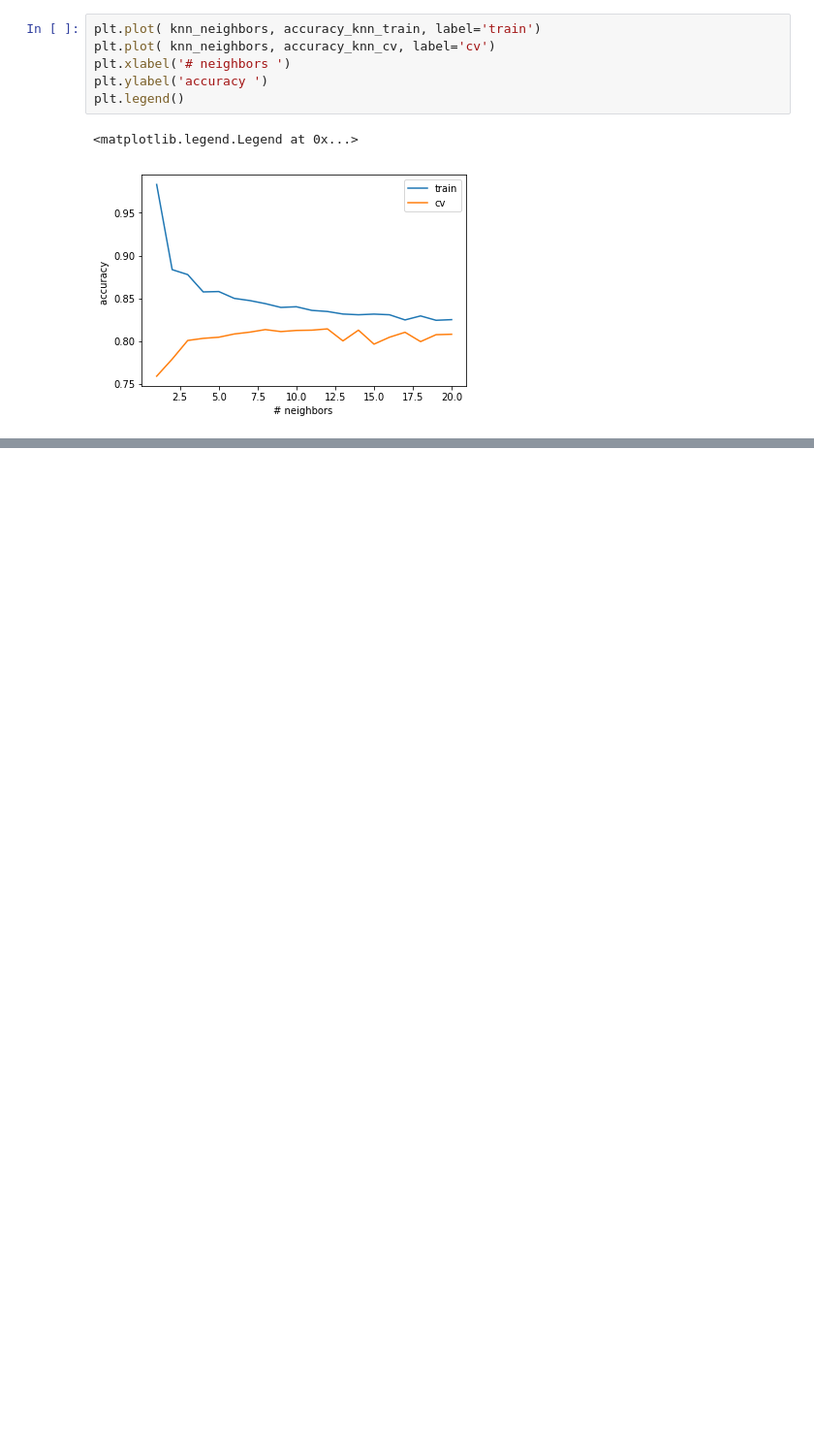
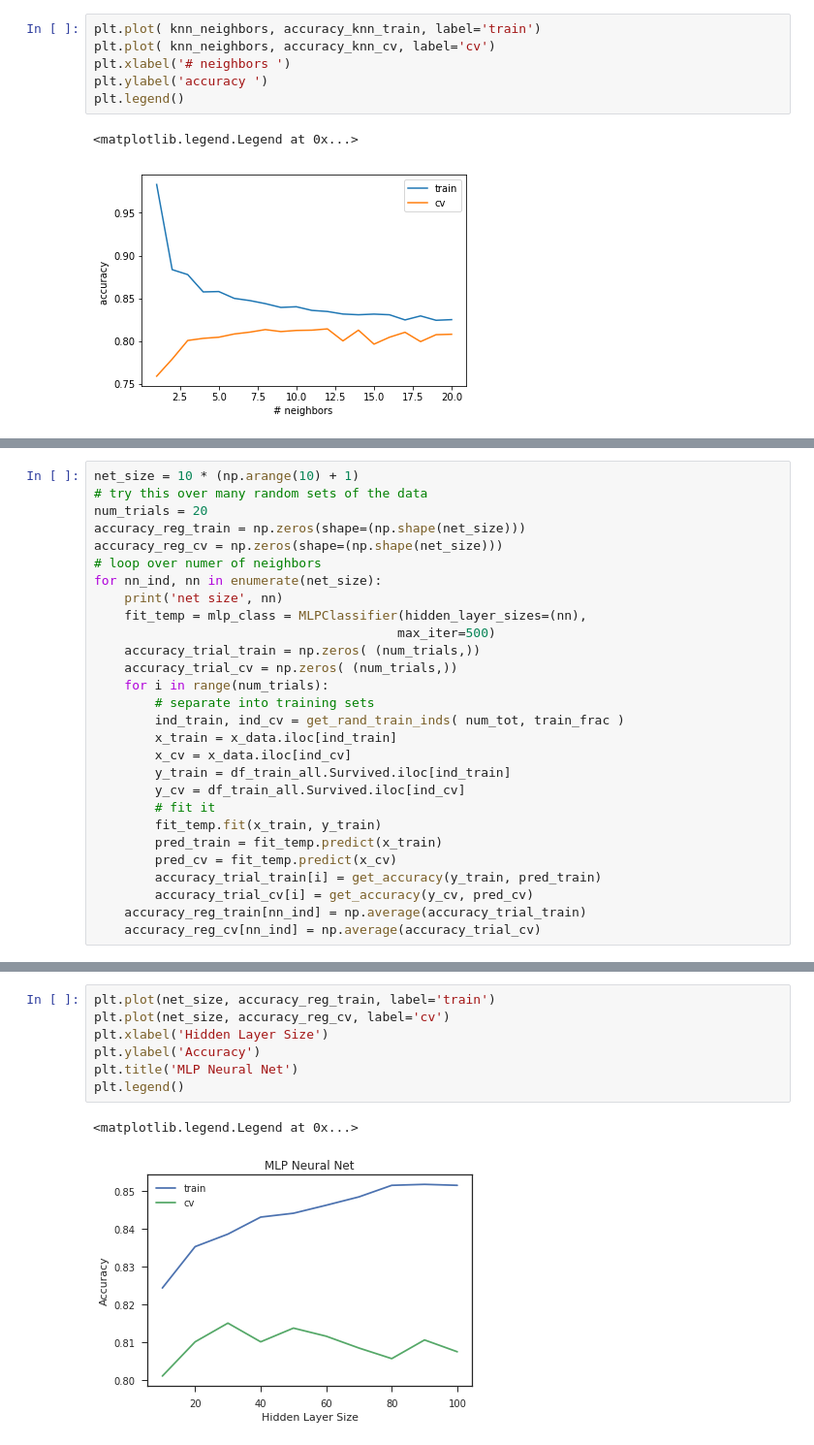
Before and after one commit to mstefferson/kaggle, a Jupyter notebook: titanic_Survival/titanic_survival_mws.ipynb, the cells around one changed output, grey strips where cells are left out. Shown at 97% size. Saved outputs shown, nothing was run; the diff lists cells and outputs as text; blank space fills up the shorter version.

```diff
--- a/titanic_Survival/titanic_survival_mws.ipynb
+++ b/titanic_Survival/titanic_survival_mws.ipynb
@@ -394,0 +356,28 @@ Accuracy: 80.00%
+# %%
+net_size = 10 * (np.arange(10) + 1)
+# try this over many random sets of the data
+num_trials = 20
+accuracy_reg_train = np.zeros(shape=(np.shape(net_size)))
+accuracy_reg_cv = np.zeros(shape=(np.shape(net_size)))
+# loop over numer of neighbors
+for nn_ind, nn in enumerate(net_size):
+    print('net size', nn)
+    fit_temp = mlp_class = MLPClassifier(hidden_layer_sizes=(nn),
+                                        max_iter=500)
+    accuracy_trial_train = np.zeros( (num_trials,))
+    accuracy_trial_cv = np.zeros( (num_trials,))
+    for i in range(num_trials):
+        # separate into training sets
+        ind_train, ind_cv = get_rand_train_inds( num_tot, train_frac )
+        x_train = x_data.iloc[ind_train]
+        x_cv = x_data.iloc[ind_cv]
+        y_train = df_train_all.Survived.iloc[ind_train]
+        y_cv = df_train_all.Survived.iloc[ind_cv]
+        # fit it
+        fit_temp.fit(x_train, y_train)
+        pred_train = fit_temp.predict(x_train)
+        pred_cv = fit_temp.predict(x_cv)
+        accuracy_trial_train[i] = get_accuracy(y_train, pred_train)
+        accuracy_trial_cv[i] = get_accuracy(y_cv, pred_cv)
+    accuracy_reg_train[nn_ind] = np.average(accuracy_trial_train)
+    accuracy_reg_cv[nn_ind] = np.average(accuracy_trial_cv)
@@ -394,0 +395,10 @@ Accuracy: 80.00%
+# %%
+plt.plot(net_size, accuracy_reg_train, label='train')
+plt.plot(net_size, accuracy_reg_cv, label='cv')
+plt.xlabel('Hidden Layer Size')
+plt.ylabel('Accuracy')
+plt.title('MLP Neural Net')
+plt.legend()
+# %% [output]
+<matplotlib.legend.Legend at 0x...>
+[figure, added]
```
Also changed, not shown: parts of 25 cells of this notebook.
